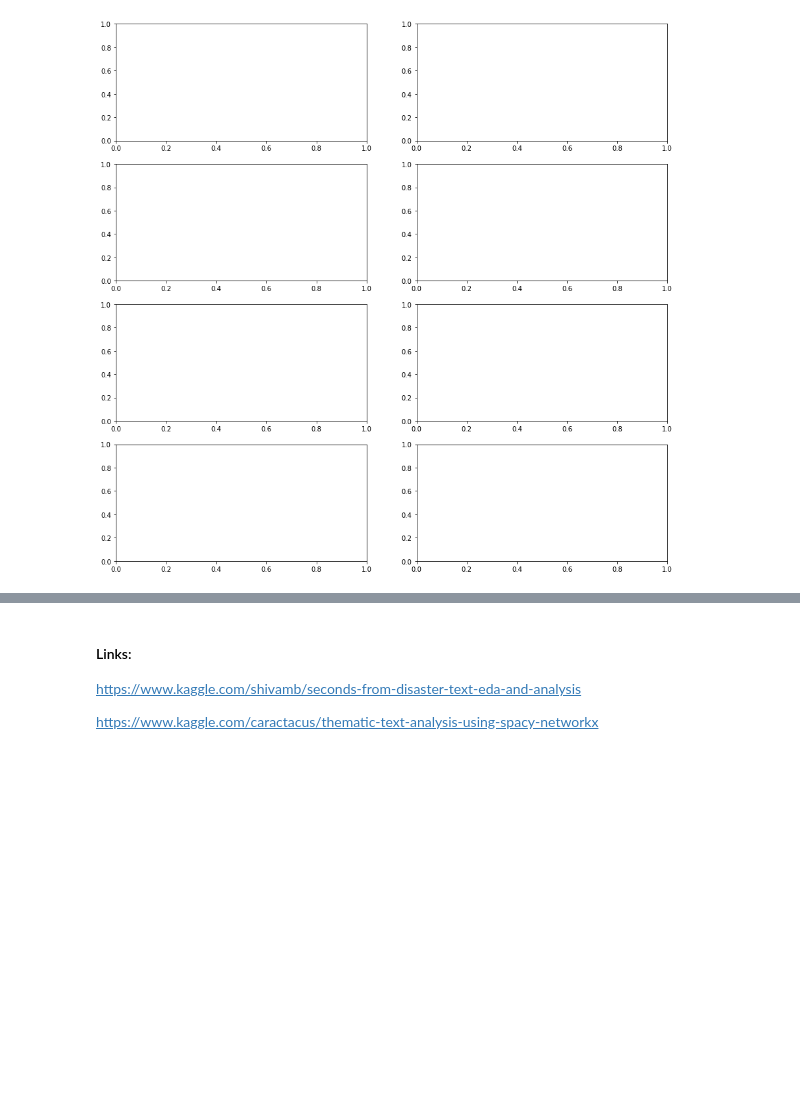
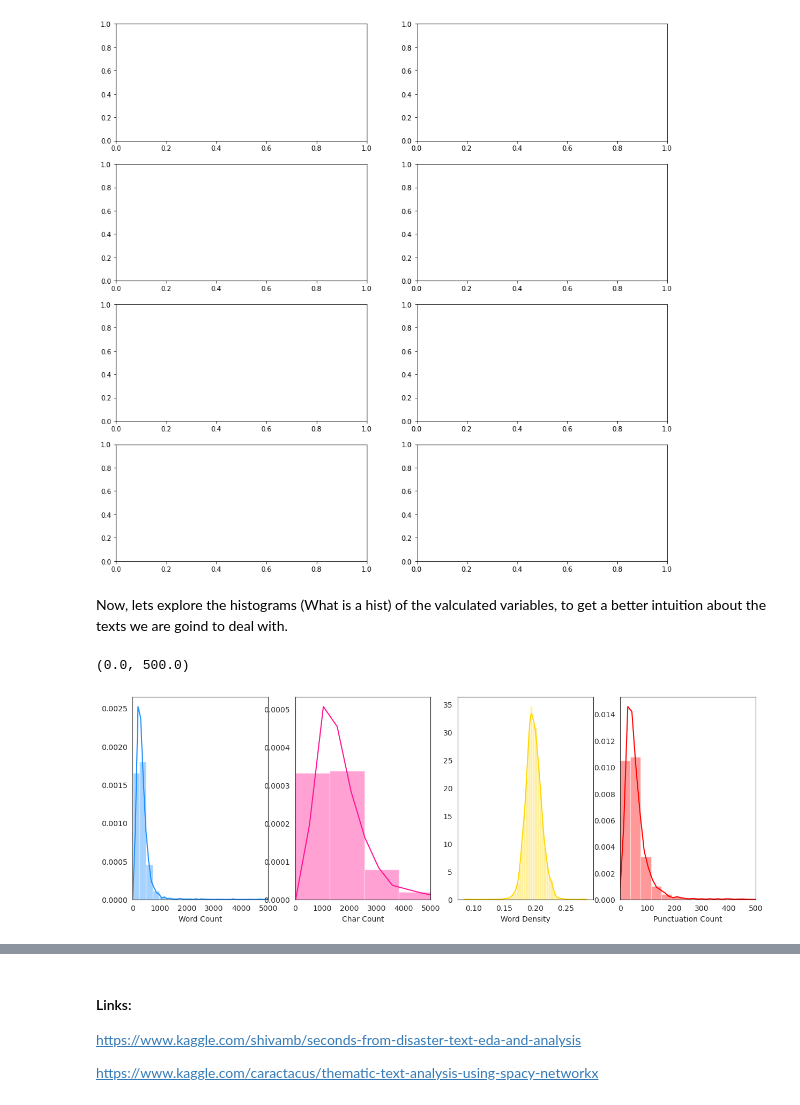
Before and after one commit to edumunozsala/MLE_Capstone_Text_Summarization, a Jupyter notebook: data_analysis/Text_summarization_EDA.ipynb, the cells around one changed output, grey strips where cells are left out. Drawn from its saved outputs; the diff is of its cells as text; code cells hidden in the pictures; blank space fills up the shorter version.

```diff
--- a/data_analysis/Text_summarization_EDA.ipynb
+++ b/data_analysis/Text_summarization_EDA.ipynb
@@ -181,0 +261,2 @@ plot_vars.shape
+# %% [markdown]
+Now, lets explore the histograms (What is a hist) of the valculated variables, to get a better intuition about the texts we are goind to deal with.
@@ -181,0 +267,18 @@ plot_vars.shape
+# %%
+# Plot
+kwargs = dict(hist_kws={'alpha':.7}, kde_kws={'linewidth':2})
+
+# plot
+fig, axes = plt.subplots(1, 4, figsize=(15, 5), sharey=False, dpi=100)
+sns.distplot(dataset['text_word_count'] , color="dodgerblue", ax=axes[0], axlabel='Word Count')
+axes[0].set_xlim(left=0, right=5000)
+sns.distplot(dataset['text_char_count'] , color="deeppink", ax=axes[1], axlabel='Char Count')
+axes[1].set_xlim(left=0, right=5000)
+sns.distplot(dataset['text_word_density'] , color="gold", ax=axes[2], axlabel='Word Density')
+sns.distplot(dataset['text_punc_count'] , color="red", ax=axes[3], axlabel='Punctuation Count')
+axes[3].set_xlim(left=0, right=500)
+#plt.xlim(50,75);
+#plt.legend()
+# %% [output]
+(0.0, 500.0)
+[figure, added]
```
Also changed, not shown: parts of 38 cells of this notebook, 5 other files.
